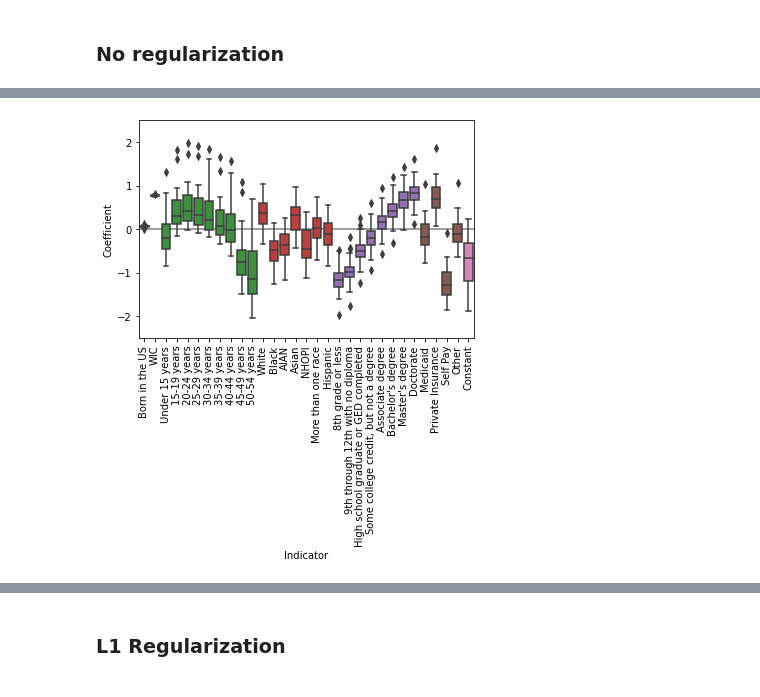
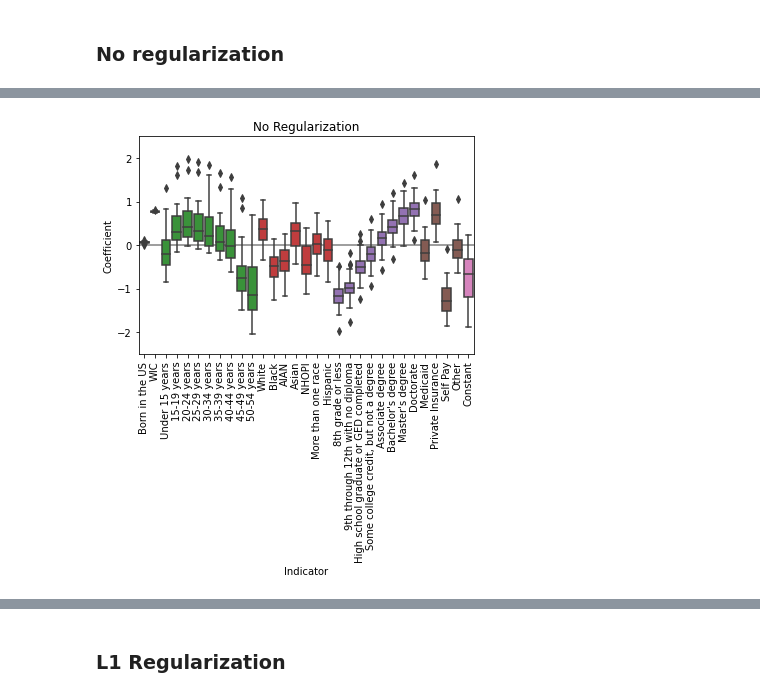
Before and after one commit to kels271828/ds4a, a Jupyter notebook: notebooks/models/prenatal_care.ipynb, the cells around one changed output, grey strips where cells are left out. Drawn from its saved outputs; the diff is of its cells as text; code cells hidden in the pictures.

```diff
--- a/notebooks/models/prenatal_care.ipynb
+++ b/notebooks/models/prenatal_care.ipynb
@@ -47,7 +47,7 @@ my_cmap = cm.get_cmap('tab10')
 
 # # Save subset
 # df.to_csv('../data/NBER/natl2018us_subset.csv', index=False)
-df = pd.read_csv('../data/NBER/natl2018us_subset.csv')
+df = pd.read_csv('../../data/NBER/natl2018us_subset.csv')
 # %% [markdown]
 ## Indicators
 # %%
@@ -313,12 +313,13 @@ temp.groupby('indicator').describe()
 # %%
 fig, ax = plt.subplots()
 my_pal = {indicator: my_cmap(get_group(ii)) for ii, indicator in enumerate(indicator_list)}
 sns.boxplot(x='indicator', y='coef', data=temp, ax=ax, palette=my_pal)
 ax.axhline(0, c='gray', zorder=0)
 ax.set_xlabel('Indicator')
 ax.set_xticklabels(labels=indicator_labels, rotation=90)
 ax.set_ylabel('Coefficient')
-ax.set_ylim([-2.5, 2.5]); # mager9_9 has lower outliers
-plt.savefig('../results/prenatal_care_7.png', bbox_inches='tight')
+ax.set_ylim([-2.5, 2.5]) # mager9_9 has lower outliers
+ax.set_title('No Regularization')
+plt.savefig('../../results/prenatal_care_7.png', bbox_inches='tight')
 # %% [output]
-[figure, old version]
+[figure, new version]
```
Also changed, not shown: parts of 13 cells of this notebook, 1 other file.
